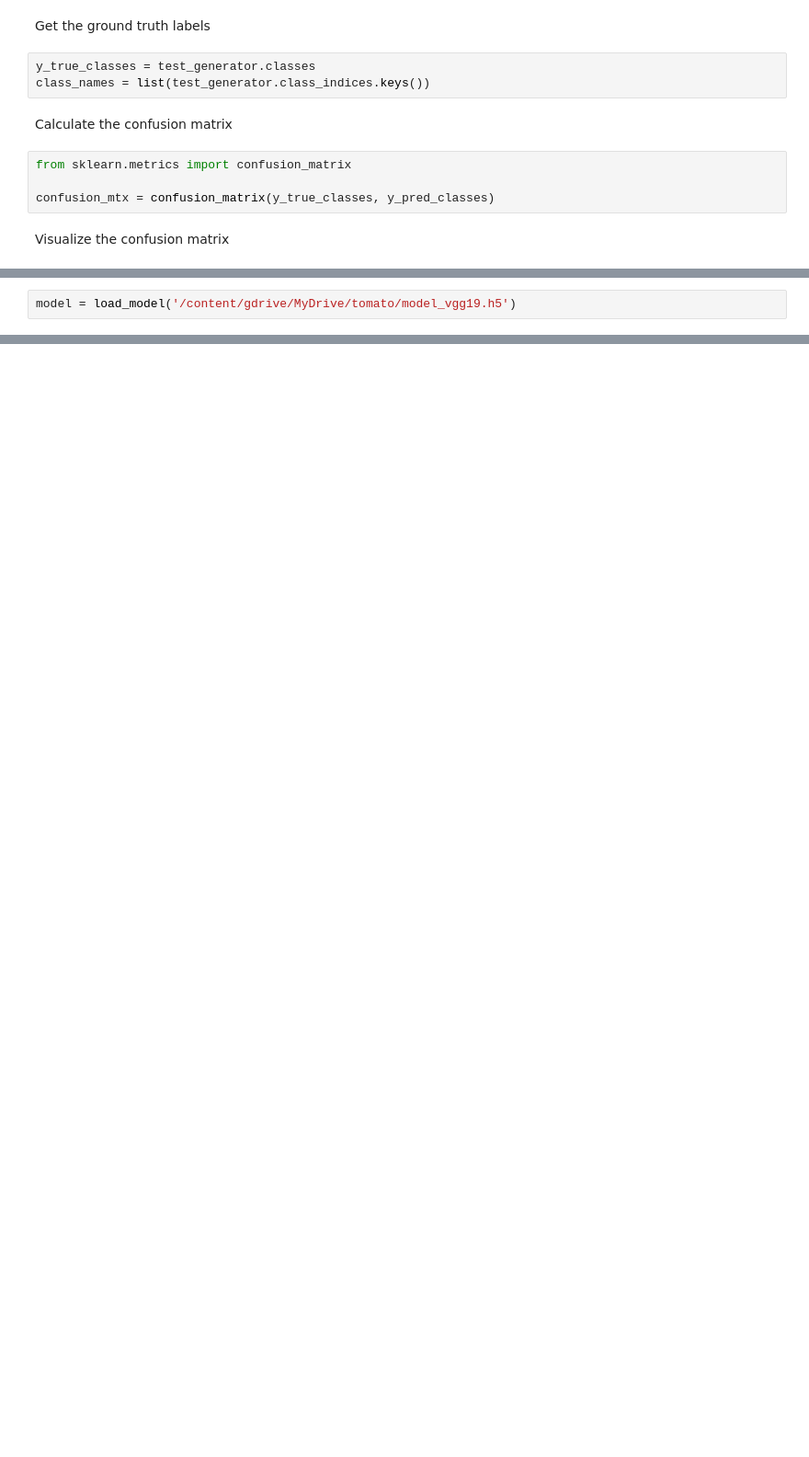
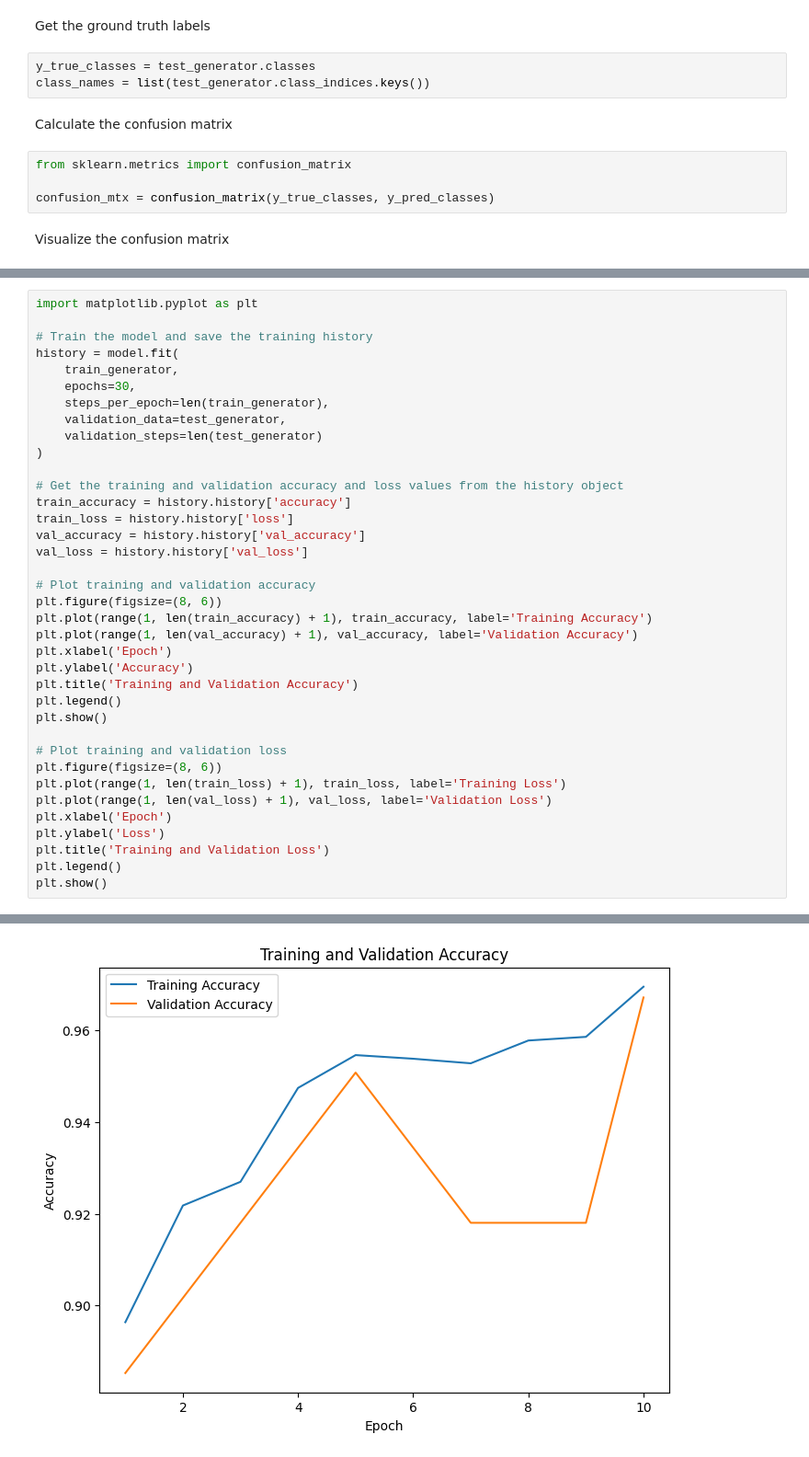
Before and after one commit to ranushka-lakmal/vgg19-Tomato-leaves-disease-Predictor, a Jupyter notebook: vgg19_model.ipynb, the cells around one changed output, grey strips where cells are left out. Shown at 92% size. Drawn from its saved outputs; the diff is of its cells as text; blank space fills up the shorter version.

```diff
--- a/vgg19_model.ipynb
+++ b/vgg19_model.ipynb
@@ -162,2 +135,0 @@ from tensorflow.keras.models import load_model
-# %%
-model = load_model('/content/gdrive/MyDrive/tomato/model_vgg19.h5')
@@ -177,0 +136,38 @@ files.download('converted_model.tflite')
+# %%
+import matplotlib.pyplot as plt
+
+# Train the model and save the training history
+history = model.fit(
+    train_generator,
+    epochs=30,
+    steps_per_epoch=len(train_generator),
+    validation_data=test_generator,
+    validation_steps=len(test_generator)
+)
+
+# Get the training and validation accuracy and loss values from the history object
+train_accuracy = history.history['accuracy']
+train_loss = history.history['loss']
+val_accuracy = history.history['val_accuracy']
+val_loss = history.history['val_loss']
+
+# Plot training and validation accuracy
+plt.figure(figsize=(8, 6))
+plt.plot(range(1, len(train_accuracy) + 1), train_accuracy, label='Training Accuracy')
+plt.plot(range(1, len(val_accuracy) + 1), val_accuracy, label='Validation Accuracy')
+plt.xlabel('Epoch')
+plt.ylabel('Accuracy')
+plt.title('Training and Validation Accuracy')
+plt.legend()
+plt.show()
+
+# Plot training and validation loss
+plt.figure(figsize=(8, 6))
+plt.plot(range(1, len(train_loss) + 1), train_loss, label='Training Loss')
+plt.plot(range(1, len(val_loss) + 1), val_loss, label='Validation Loss')
+plt.xlabel('Epoch')
+plt.ylabel('Loss')
+plt.title('Training and Validation Loss')
+plt.legend()
+plt.show()
+# %% [output]
@@ -177,0 +194 @@ files.download('converted_model.tflite')
+[figure, added]
```
Also changed, not shown: parts of 10 cells of this notebook.
